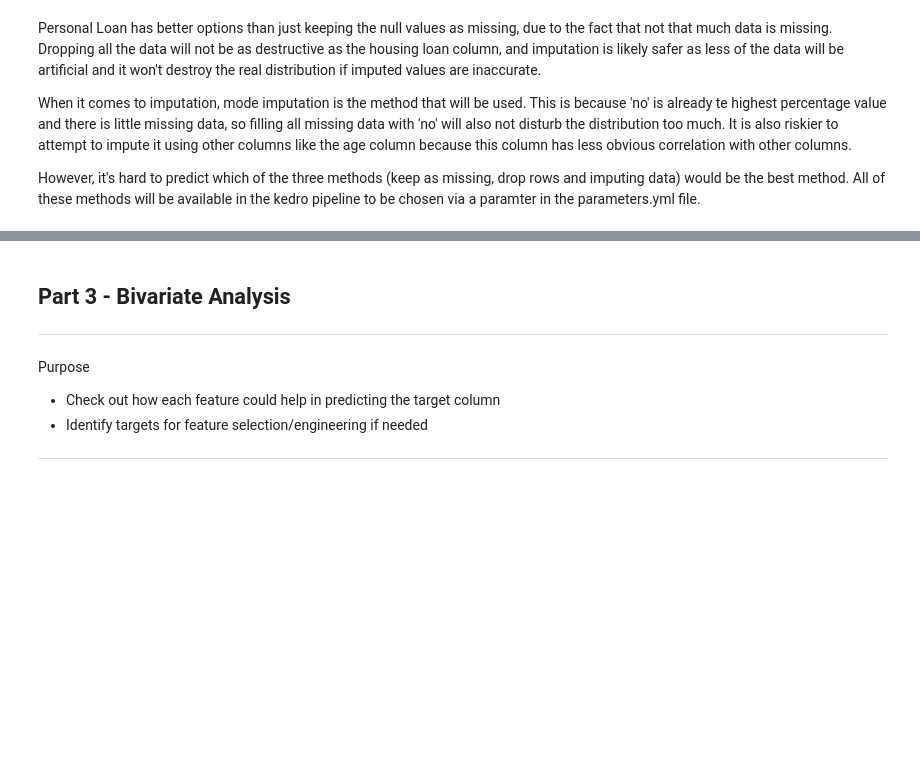
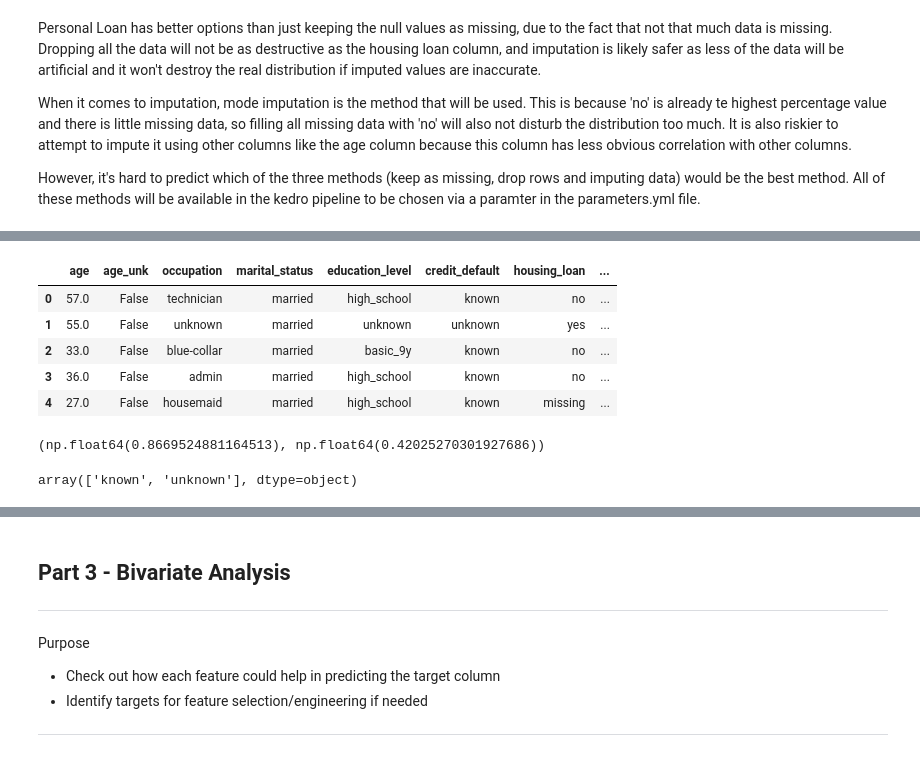
Before and after one commit to mysticshirou/EGT309-TeamJunHoe, a Jupyter notebook: eda.ipynb, the cells around one changed output, grey strips where cells are left out. Saved outputs shown, nothing was run; the diff lists cells and outputs as text; code cells hidden in the pictures; blank space fills up the shorter version.

```diff
--- a/eda.ipynb
+++ b/eda.ipynb
@@ -839,0 +728,19 @@ However, it's hard to predict which of the three methods (keep as missing, drop
+# %%
+df_age_impute = df_personal.copy()
+
+# Modify dataframe to make it compatible with ANOVA
+df_age_impute.occupation = df_age_impute.occupation.map(lambda cat: cat.lower().replace(".", ""))
+df_age_impute.education_level = df_age_impute.education_level.map(lambda cat: cat.lower().replace(".", "_"))
+df_age_impute.age = df_age_impute.age.map(lambda x: np.nan if x == -1 else x)
+df_age_impute.head()
+# %% [output]
+|  | age | age_unk | occupation | marital_status | education_level | credit_default | housing_loan | ... |
+| 0 | 57.0 | False | technician | married | high_school | known | no | ... |
+| 1 | 55.0 | False | unknown | married | unknown | unknown | yes | ... |
+| 2 | 33.0 | False | blue-collar | married | basic_9y | known | no | ... |
+| 3 | 36.0 | False | admin | married | high_school | known | no | ... |
+| 4 | 27.0 | False | housemaid | married | high_school | known | missing | ... |
+# %%
+get_one_way_anova("age", "housing_loan", df_age_impute)
+# %% [output]
+(np.float64(0.8669524881164513), np.float64(0.42025270301927686))
@@ -839,0 +756,4 @@ However, it's hard to predict which of the three methods (keep as missing, drop
+# %%
+df_age_impute.credit_default.unique()
+# %% [output]
+array(['known', 'unknown'], dtype=object)
```
Also changed, not shown: parts of 47 cells of this notebook, 1 other file.
